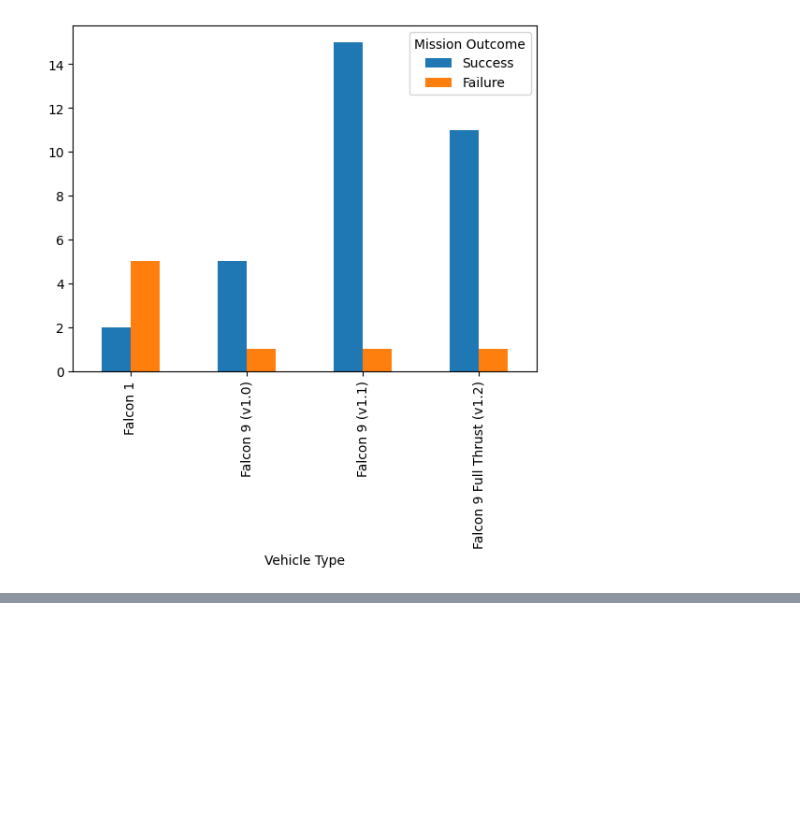
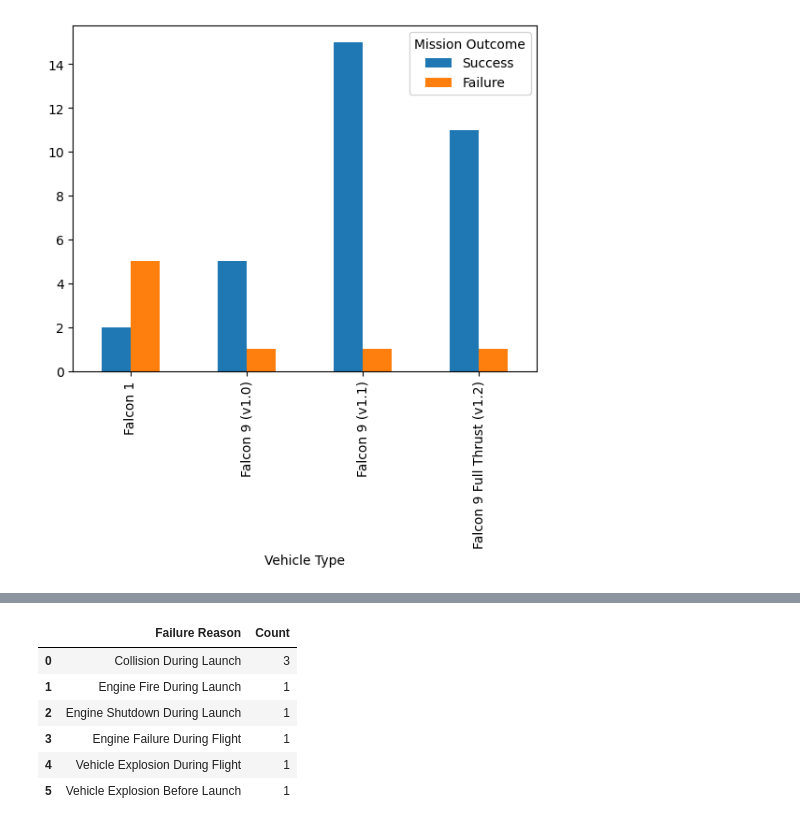
Before and after one commit to henriquecarvalho-maker/SpaceX-Missions-and-Satellites-Launched, a Jupyter notebook: Descriptive_analysis_missions_and_satellites.ipynb, the cells around one changed output, grey strips where cells are left out. Saved outputs shown, nothing was run; the diff lists cells and outputs as text; code cells hidden in the pictures; blank space fills up the shorter version.

```diff
--- a/Descriptive_analysis_missions_and_satellites.ipynb
+++ b/Descriptive_analysis_missions_and_satellites.ipynb
@@ -60,0 +116,11 @@ pivot_df.plot.bar(x='Vehicle Type', y=['Success', 'Failure'])
+# %%
+reason_fail_df_ro = reason_fail_df_.rename(columns={'index': 'Failure Reason', 'Failure Reason': 'Count'})
+reason_fail_df_ro
+# %% [output]
+|  | Failure Reason | Count |
+| 0 | Collision During Launch | 3 |
+| 1 | Engine Fire During Launch | 1 |
+| 2 | Engine Shutdown During Launch | 1 |
+| 3 | Engine Failure During Flight | 1 |
+| 4 | Vehicle Explosion During Flight | 1 |
+| 5 | Vehicle Explosion Before Launch | 1 |
```
Also changed, not shown: parts of 7 cells of this notebook.
